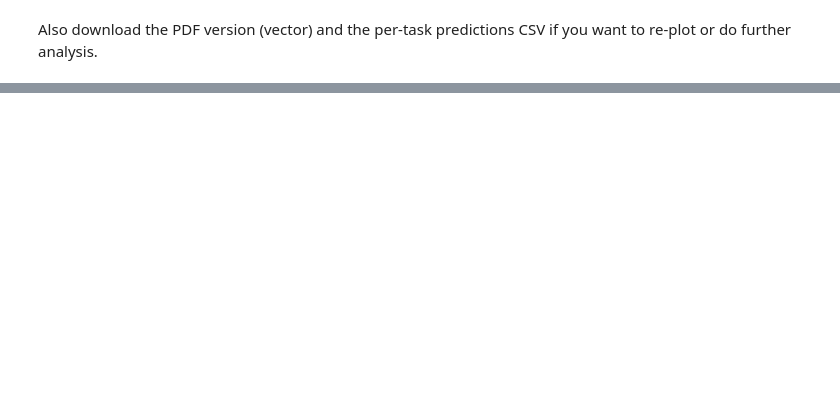
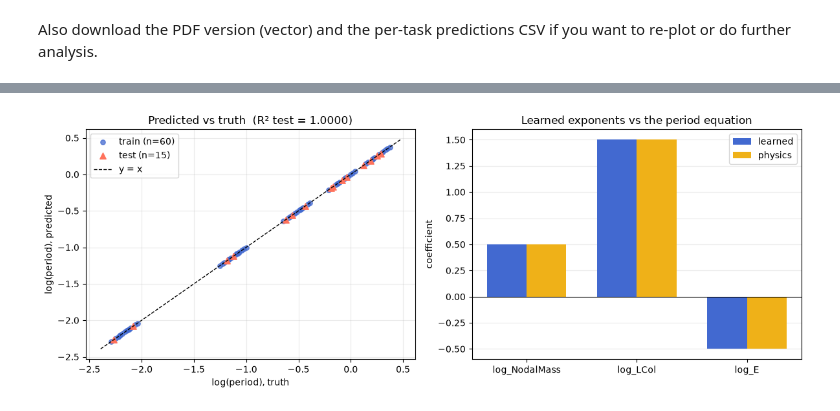
Before and after one commit to DesignSafe-CI/dapi, a Jupyter notebook: examples/opensees_ml/DS_OpenSees_ML_Example.ipynb, the cells around one changed output, grey strips where cells are left out. Drawn from its saved outputs; the diff is of its cells as text; code cells hidden in the pictures; blank space fills up the shorter version.

```diff
--- a/examples/opensees_ml/DS_OpenSees_ML_Example.ipynb
+++ b/examples/opensees_ml/DS_OpenSees_ML_Example.ipynb
@@ -168,0 +257,57 @@ print("Downloaded diagnostics.pdf and preds.csv.")
+# %%
+import matplotlib.pyplot as plt
+import numpy as np
+import pandas as pd
+
+preds = pd.read_csv("opensees_ml_preds.csv")
+train = preds[preds.split == "train"]
+test = preds[preds.split == "test"]
+
+fig, axes = plt.subplots(1, 2, figsize=(12, 4.5))
+
+ax = axes[0]
+ax.scatter(
+    train.log_target,
+    train.log_pred,
+    s=28,
+    color="#4269d0",
+    alpha=0.75,
+    label=f"train (n={len(train)})",
+)
+ax.scatter(
+    test.log_target,
+    test.log_pred,
+    s=45,
+    color="#ff725c",
+    marker="^",
+    label=f"test (n={len(test)})",
+)
+lims = [preds.log_target.min() - 0.1, preds.log_target.max() + 0.1]
+ax.plot(lims, lims, "k--", lw=1, label="y = x")
+ax.set_xlabel("log(period), truth")
+ax.set_ylabel("log(period), predicted")
+ax.set_title(f"Predicted vs truth  (R² test = {model['r2_test']:.4f})")
+ax.legend()
+ax.grid(alpha=0.25)
+ax.set_axisbelow(True)
+
+ax = axes[1]
+names = model["feature_names"][1:]
+learned = model["coef"][1:]
+expected = [0.5, 1.5, -0.5]
+x = np.arange(len(names))
+ax.bar(x - 0.18, learned, 0.36, color="#4269d0", label="learned")
+ax.bar(x + 0.18, expected, 0.36, color="#efb118", label="physics")
+ax.set_xticks(x)
+ax.set_xticklabels(names)
+ax.axhline(0, color="k", lw=0.8)
+ax.set_ylabel("coefficient")
+ax.set_title("Learned exponents vs the period equation")
+ax.legend()
+ax.grid(alpha=0.25, axis="y")
+ax.set_axisbelow(True)
+
+fig.tight_layout()
+plt.show()
+# %% [output]
+[figure, added]
```
Also changed, not shown: parts of 10 cells of this notebook, 3 other files.
